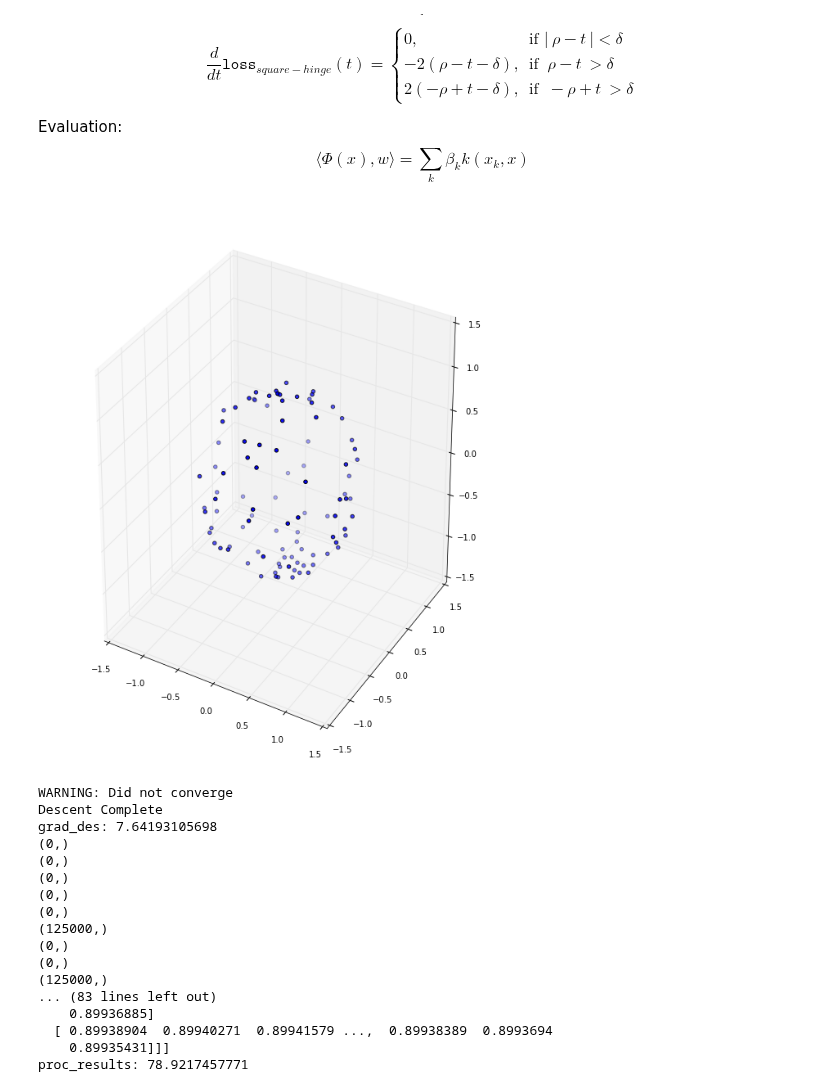
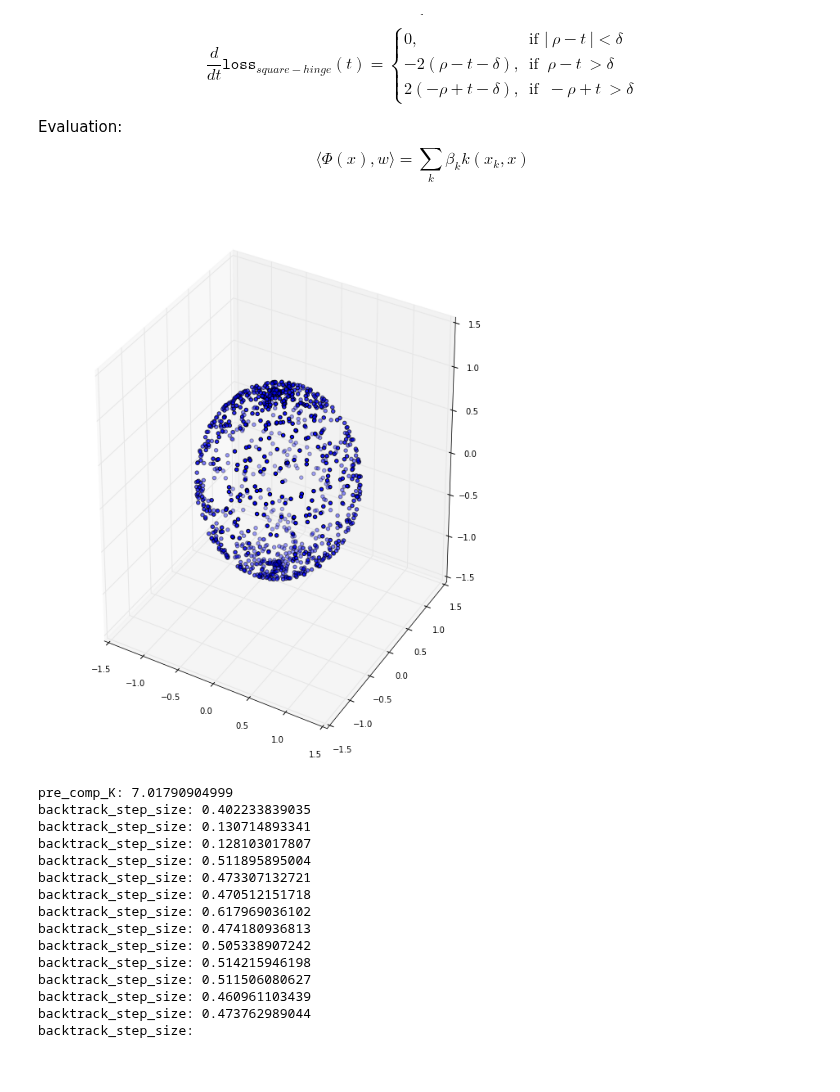
Before and after one commit to michrawson/SVM_Implicit_Surface_Reconstruction, a Jupyter notebook: Primal-Slab-SVM-Sphere.ipynb, the cells around one changed output. Drawn from its saved outputs; the diff is of its cells as text; code cells hidden in the pictures.

```diff
--- a/Primal-Slab-SVM-Sphere.ipynb
+++ b/Primal-Slab-SVM-Sphere.ipynb
@@ -45,7 +45,7 @@ v=.99
 delta = 0.1
 sigma = 100
 rho = 1
-max_iter = 100
+max_iter = 1000
 grid_steps = 50
 initial_step_size = .1
 timer_thresh = .1
@@ -198,11 +198,11 @@ def grad_des(x):
 
 def get_data_points():
     start = time.time()
-    r=1
-    points = random.random((100,2))*2*np.pi
+    points = random.random((1000,2))*2*np.pi
 
     x = np.zeros((len(points),3))
     for p in range(len(points)):
+        r = random.normal(loc=1,scale=0.0001)
         z_cord = r * np.sin(points[p][1])
 
         r_temp = r * np.cos(points[p][1])
@@ -254,51 +254,49 @@ def proc_results(obj_array,obj_grad_array,beta):
     print (np.where(np.abs(data - delta) < .1)[0].shape)
     print (np.where(np.abs(data - delta) < .01)[0].shape)
     print (np.where(np.abs(data - delta) < .001)[0].shape)
     print (np.where(np.abs(data - delta) < .0001)[0].shape)
     print (np.where(data < delta )[0].shape)
     print (np.where(data > delta )[0].shape)
     print (np.where( data < 0)[0].shape)
     print (np.where( data == 0)[0].shape)
     print (np.where( data > 0)[0].shape)
     print (np.amin( data ))
     print (np.amax( data ))
     print data
 
     end = time.time()
     if end - start > timer_thresh:
         print 'proc_results:',end - start
 
 x = get_data_points()
 
 fig = plt.figure(figsize=(10, 12))
 ax = fig.add_subplot(111, projection='3d')
 ax.scatter(x[:,0],x[:,1],x[:,2])
 plt.show()
 
 K = pre_comp_K()
 
 obj_array,obj_grad_array,obj_grad_check_array,beta = grad_des(x)
 
 proc_results(obj_array,obj_grad_array,beta)
 # %% [output]
-[figure, old version]
+[figure, new version]
-WARNING: Did not converge
-Descent Complete
-grad_des: 7.64193105698
-(0,)
-(0,)
-(0,)
-(0,)
-(0,)
-(125000,)
-(0,)
-(0,)
-(125000,)
-... (83 lines left out)
-    0.89936885]
-  [ 0.89938904  0.89940271  0.89941579 ...,  0.89938389  0.8993694
-    0.89935431]]]
-proc_results: 78.9217457771
+pre_comp_K: 7.01790904999
+backtrack_step_size: 0.402233839035
+backtrack_step_size: 0.130714893341
+backtrack_step_size: 0.128103017807
+backtrack_step_size: 0.511895895004
+backtrack_step_size: 0.473307132721
+backtrack_step_size: 0.470512151718
+backtrack_step_size: 0.617969036102
+backtrack_step_size: 0.474180936813
+backtrack_step_size: 0.505338907242
+backtrack_step_size: 0.514215946198
+backtrack_step_size: 0.511506080627
+backtrack_step_size: 0.460961103439
+backtrack_step_size: 0.473762989044
+backtrack_step_size:
 # %%
 %matplotlib nbagg
 plt.clf()
```
